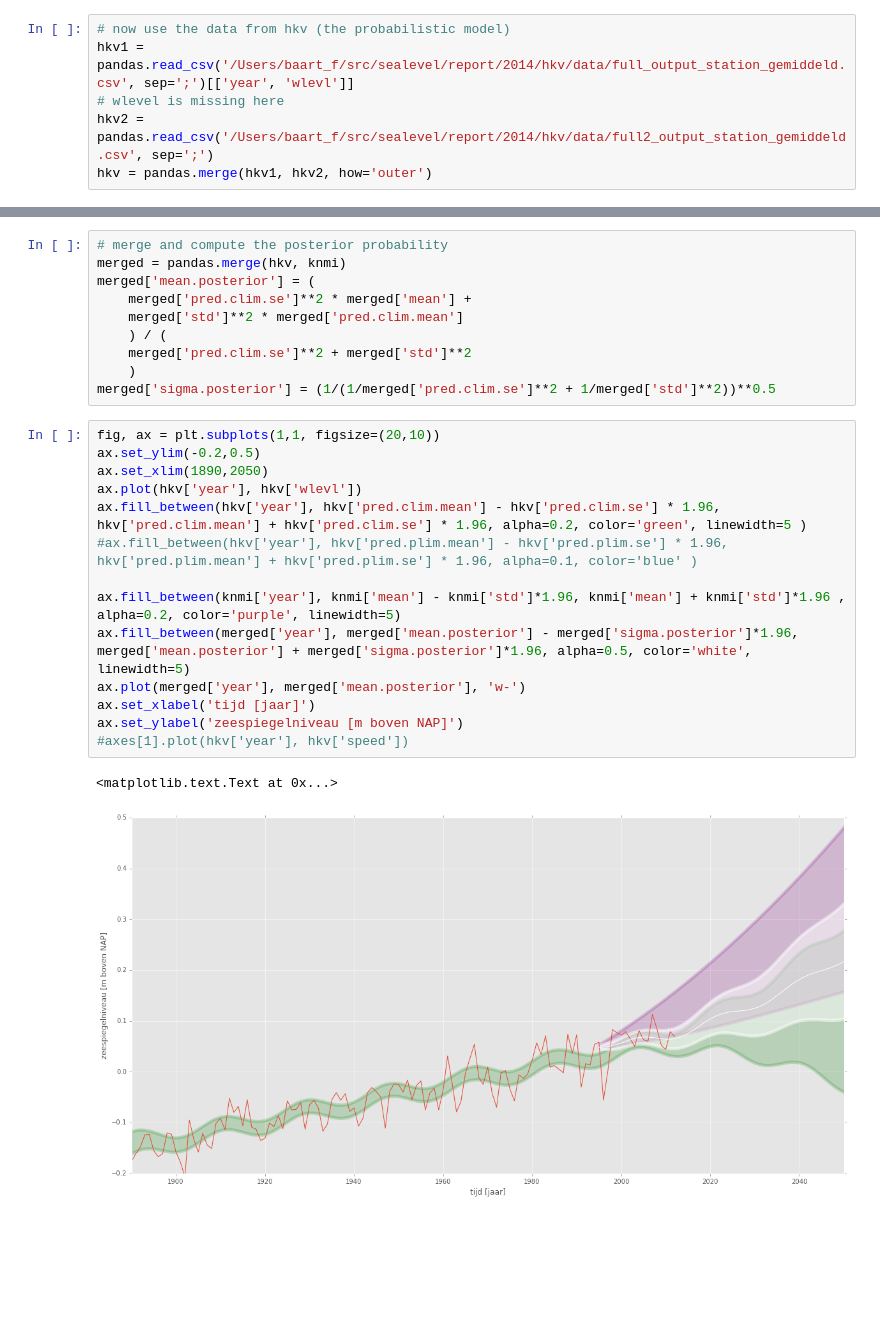
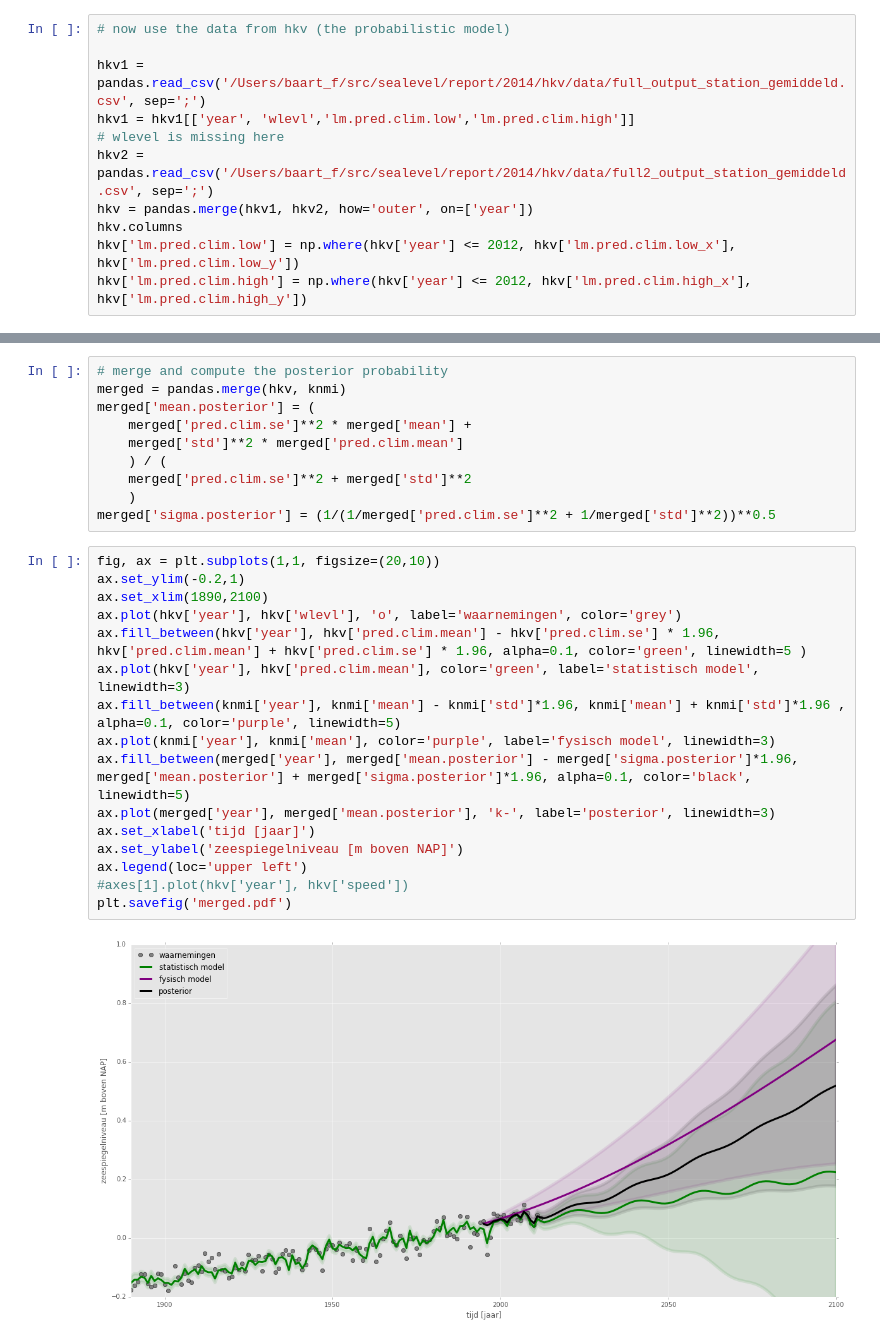
Before and after one commit to openearth/notebooks, a Jupyter notebook: modelaveraging.ipynb, the cells around one changed output, grey strips where cells are left out. Saved outputs shown, nothing was run; the diff lists cells and outputs as text; blank space fills up the shorter version.

Commit message:
new data

```diff
--- a/modelaveraging.ipynb
+++ b/modelaveraging.ipynb
@@ -243,7 +242,12 @@ knmi['mean']+= 0.045
 knmi['std']/=100.0
 # %%
 # now use the data from hkv (the probabilistic model)
-hkv1 = pandas.read_csv('/Users/baart_f/src/sealevel/report/2014/hkv/data/full_output_station_gemiddeld.csv', sep=';')[['year', 'wlevl']]
+
+hkv1 = pandas.read_csv('/Users/baart_f/src/sealevel/report/2014/hkv/data/full_output_station_gemiddeld.csv', sep=';')
+hkv1 = hkv1[['year', 'wlevl','lm.pred.clim.low','lm.pred.clim.high']]
 # wlevel is missing here
 hkv2 = pandas.read_csv('/Users/baart_f/src/sealevel/report/2014/hkv/data/full2_output_station_gemiddeld.csv', sep=';')
-hkv = pandas.merge(hkv1, hkv2, how='outer')
+hkv = pandas.merge(hkv1, hkv2, how='outer', on=['year'])
+hkv.columns
+hkv['lm.pred.clim.low'] = np.where(hkv['year'] <= 2012, hkv['lm.pred.clim.low_x'], hkv['lm.pred.clim.low_y'])
+hkv['lm.pred.clim.high'] = np.where(hkv['year'] <= 2012, hkv['lm.pred.clim.high_x'], hkv['lm.pred.clim.high_y'])
@@ -287,21 +298,22 @@ merged['mean.posterior'] = (
 merged['sigma.posterior'] = (1/(1/merged['pred.clim.se']**2 + 1/merged['std']**2))**0.5
 # %%
 fig, ax = plt.subplots(1,1, figsize=(20,10))
-ax.set_ylim(-0.2,0.5)
-ax.set_xlim(1890,2050)
-ax.plot(hkv['year'], hkv['wlevl'])
-ax.fill_between(hkv['year'], hkv['pred.clim.mean'] - hkv['pred.clim.se'] * 1.96, hkv['pred.clim.mean'] + hkv['pred.clim.se'] * 1.96, alpha=0.2, color='green', linewidth=5 )
-#ax.fill_between(hkv['year'], hkv['pred.plim.mean'] - hkv['pred.plim.se'] * 1.96, hkv['pred.plim.mean'] + hkv['pred.plim.se'] * 1.96, alpha=0.1, color='blue' )
-
-ax.fill_between(knmi['year'], knmi['mean'] - knmi['std']*1.96, knmi['mean'] + knmi['std']*1.96 , alpha=0.2, color='purple', linewidth=5)
-ax.fill_between(merged['year'], merged['mean.posterior'] - merged['sigma.posterior']*1.96, merged['mean.posterior'] + merged['sigma.posterior']*1.96, alpha=0.5, color='white', linewidth=5)
-ax.plot(merged['year'], merged['mean.posterior'], 'w-')
+ax.set_ylim(-0.2,1)
+ax.set_xlim(1890,2100)
+ax.plot(hkv['year'], hkv['wlevl'], 'o', label='waarnemingen', color='grey')
+ax.fill_between(hkv['year'], hkv['pred.clim.mean'] - hkv['pred.clim.se'] * 1.96, hkv['pred.clim.mean'] + hkv['pred.clim.se'] * 1.96, alpha=0.1, color='green', linewidth=5 )
+ax.plot(hkv['year'], hkv['pred.clim.mean'], color='green', label='statistisch model', linewidth=3)
+ax.fill_between(knmi['year'], knmi['mean'] - knmi['std']*1.96, knmi['mean'] + knmi['std']*1.96 , alpha=0.1, color='purple', linewidth=5)
+ax.plot(knmi['year'], knmi['mean'], color='purple', label='fysisch model', linewidth=3)
+ax.fill_between(merged['year'], merged['mean.posterior'] - merged['sigma.posterior']*1.96, merged['mean.posterior'] + merged['sigma.posterior']*1.96, alpha=0.1, color='black', linewidth=5)
+ax.plot(merged['year'], merged['mean.posterior'], 'k-', label='posterior', linewidth=3)
 ax.set_xlabel('tijd [jaar]')
 ax.set_ylabel('zeespiegelniveau [m boven NAP]')
+ax.legend(loc='upper left')
 #axes[1].plot(hkv['year'], hkv['speed'])
+plt.savefig('merged.pdf')
 # %% [output]
-<matplotlib.text.Text at 0x...>
-[figure, old version]
+[figure, new version]
 # %%
 merged[['year', 'mean.posterior', 'sigma.posterior']][merged['year'] % 5 == 0]
 # %% [output]
```
Also changed, not shown: parts of 4 cells of this notebook.
